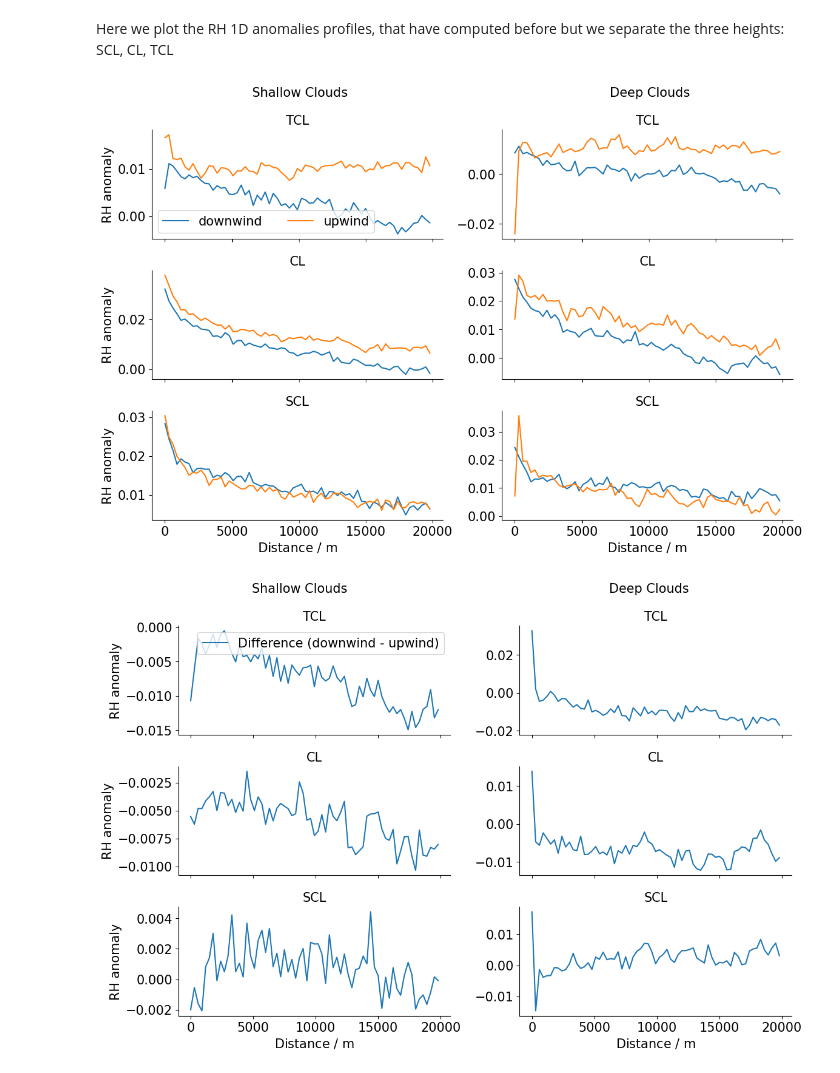
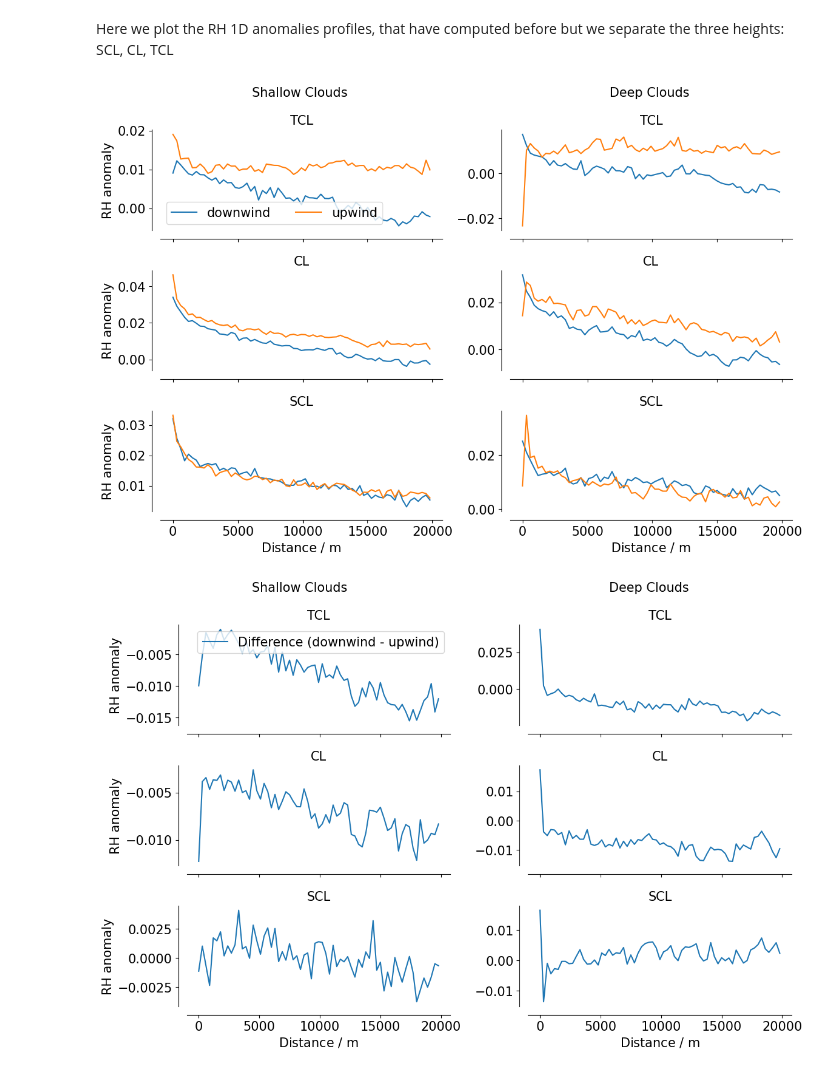
Before and after one commit to mariusrixen/Humidity_haloes, a Jupyter notebook: plotting_functions/RH_profiles.ipynb, the cells around one changed output. Cells and saved outputs as stored; diff of their text form; code cells hidden in the pictures.

Commit message:
plotting functions update

```diff
--- a/plotting_functions/RH_profiles.ipynb
+++ b/plotting_functions/RH_profiles.ipynb
@@ -359,35 +359,37 @@ for i, layer in enumerate(['top', 'mid', 'bottom']):
     axes[i, 0].spines.top.set_visible(False)
     axes[i, 0].set_xlabel(r'Distance / ${\rm m}$')
     axes[i, 0].set_ylabel('RH anomaly')
+    axes[i, 0].spines[["left", "bottom"]].set_position(("outward", 10))
     #axes[i, 0].set_ylim(0.15,0.23)
     if i < 2:  # Hide x-axis labels for all but the bottom row
         axes[i, 0].set_xticklabels([])
         axes[i, 0].set_xlabel('')
 
 
 # Plotting for deep data (right column)
 for i, layer in enumerate(['top', 'mid', 'bottom']):
     axes[i, 1].set_title(titles[i])
     for name in [f'RH_combined_before_{layer}', f'RH_combined_after_{layer}']:
         axes[i, 1].plot(bin_edges, up_down_profiles_deep[name])
     axes[i, 1].spines.right.set_visible(False)
     axes[i, 1].spines.top.set_visible(False)
     axes[i, 1].set_ylabel('')
     axes[i, 1].set_xlabel(r'Distance / ${\rm m}$')
+    axes[i, 1].spines[["left", "bottom"]].set_position(("outward", 10))
     if i < 2:  # Hide x-axis labels for all but the bottom row
         axes[i, 1].set_xticklabels([])
         axes[i, 1].set_xlabel('')
 
 fig.text(0.29, 0.97, 'Shallow Clouds', ha='center', fontsize=15)
 fig.text(0.77, 0.97, 'Deep Clouds', ha='center', fontsize=15)
 
 
 #plt.suptitle('Comparison of RH anomaly profiles up/downwind of clouds')
 plt.tight_layout(rect=[0, 0, 1, 0.96])
 plt.savefig('./../Figures/RH_anomalies/RH_profiles_up_down_all.png', bbox_inches='tight')
 plt.show()
 # %% [output]
-[figure, old version]
+[figure, new version]
 # %%
 # This code does the same plot, but only plotting the differences between the upwind part and the downwind part
 
@@ -426,6 +428,7 @@ for i, layer in enumerate(['top', 'mid', 'bottom']):
     axes[i, 0].spines.top.set_visible(False)
     axes[i, 0].set_xlabel(r'Distance / ${\rm m}$')
     axes[i, 0].set_ylabel('RH anomaly')
+    axes[i, 0].spines[["left", "bottom"]].set_position(("outward", 10))
     #axes[i, 0].set_ylim(-0.028,0.012)
     if i < 2:  # Hide x-axis labels for all but the bottom row
         axes[i, 0].set_xticklabels([])
@@ -439,6 +442,7 @@ for i, layer in enumerate(['top', 'mid', 'bottom']):
     axes[i, 1].spines.top.set_visible(False)
     axes[i, 1].set_xlabel(r'Distance / ${\rm m}$')
     axes[i, 1].set_ylabel('')
+    axes[i, 1].spines[["left", "bottom"]].set_position(("outward", 10))
     #axes[i, 1].set_ylim(-0.075,0.04)
     if i < 2:  # Hide x-axis labels for all but the bottom row
         axes[i, 1].set_xticklabels([])
@@ -454,4 +458,4 @@ plt.tight_layout(rect=[0, 0, 1, 0.96])
 plt.savefig('./../Figures/RH_anomalies/RH_profiles_up_down_diff_all.png', bbox_inches='tight')
 plt.show()
 # %% [output]
-[figure, old version]
+[figure, new version]
```
Also changed, not shown: parts of 4 cells of this notebook, 1 other file.
